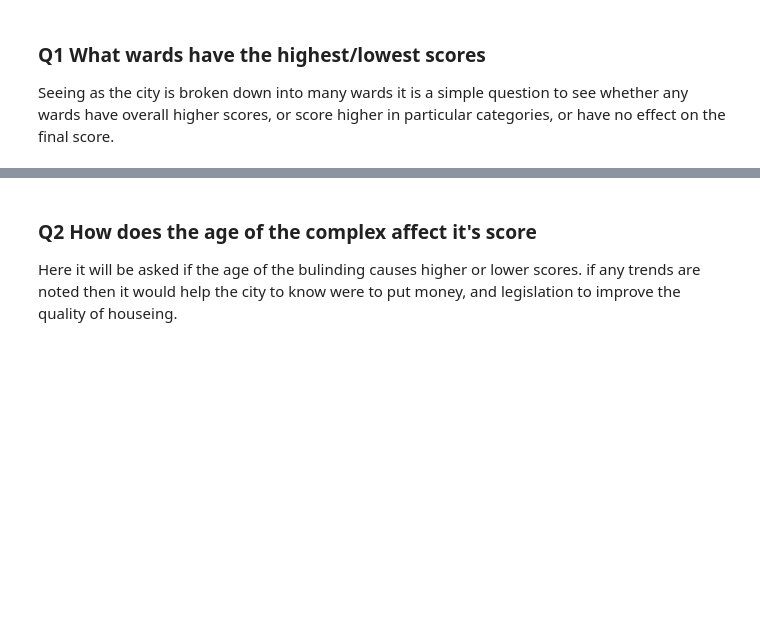
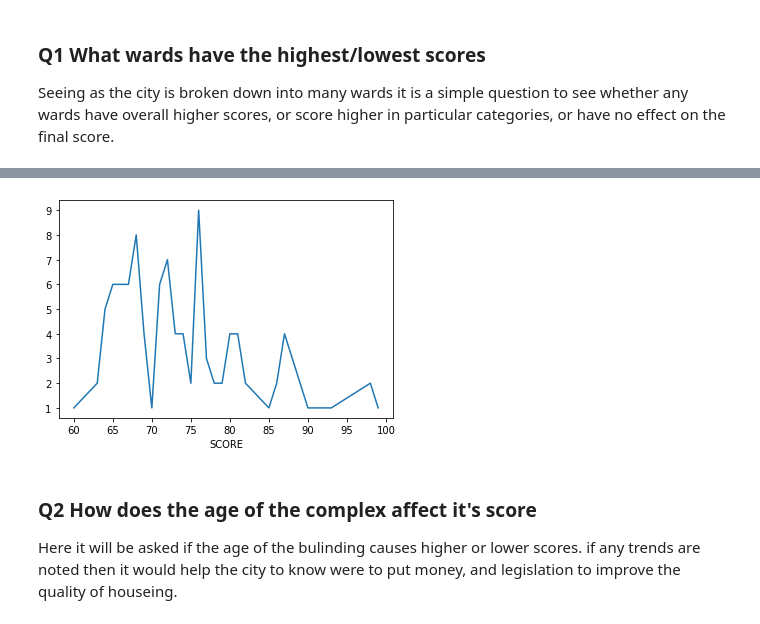
Before and after one commit to Seg-fau1t/CSCI-2000U-Final-Project-Group-6, a Jupyter notebook: My Work/Project-Group-6-Proposal.ipynb, the cells around one changed output, grey strips where cells are left out. Saved outputs shown, nothing was run; the diff lists cells and outputs as text; code cells hidden in the pictures; blank space fills up the shorter version.

```diff
--- a/My Work/Project-Group-6-Proposal.ipynb
+++ b/My Work/Project-Group-6-Proposal.ipynb
@@ -290,3 +370,8 @@ Seeing as the city is broken down into many wards it is a simple question to see
+# %%
+ward_7 = normal_df[normal_df['WARD'] == 7]
+ward_7.pivot_table(columns=['SCORE'], aggfunc='size').plot();
+# %% [output]
+[figure, added]
 # %% [markdown]
 ### Q2 How does the age of the complex affect it's score
 
```
Also changed, not shown: parts of 24 cells of this notebook.
